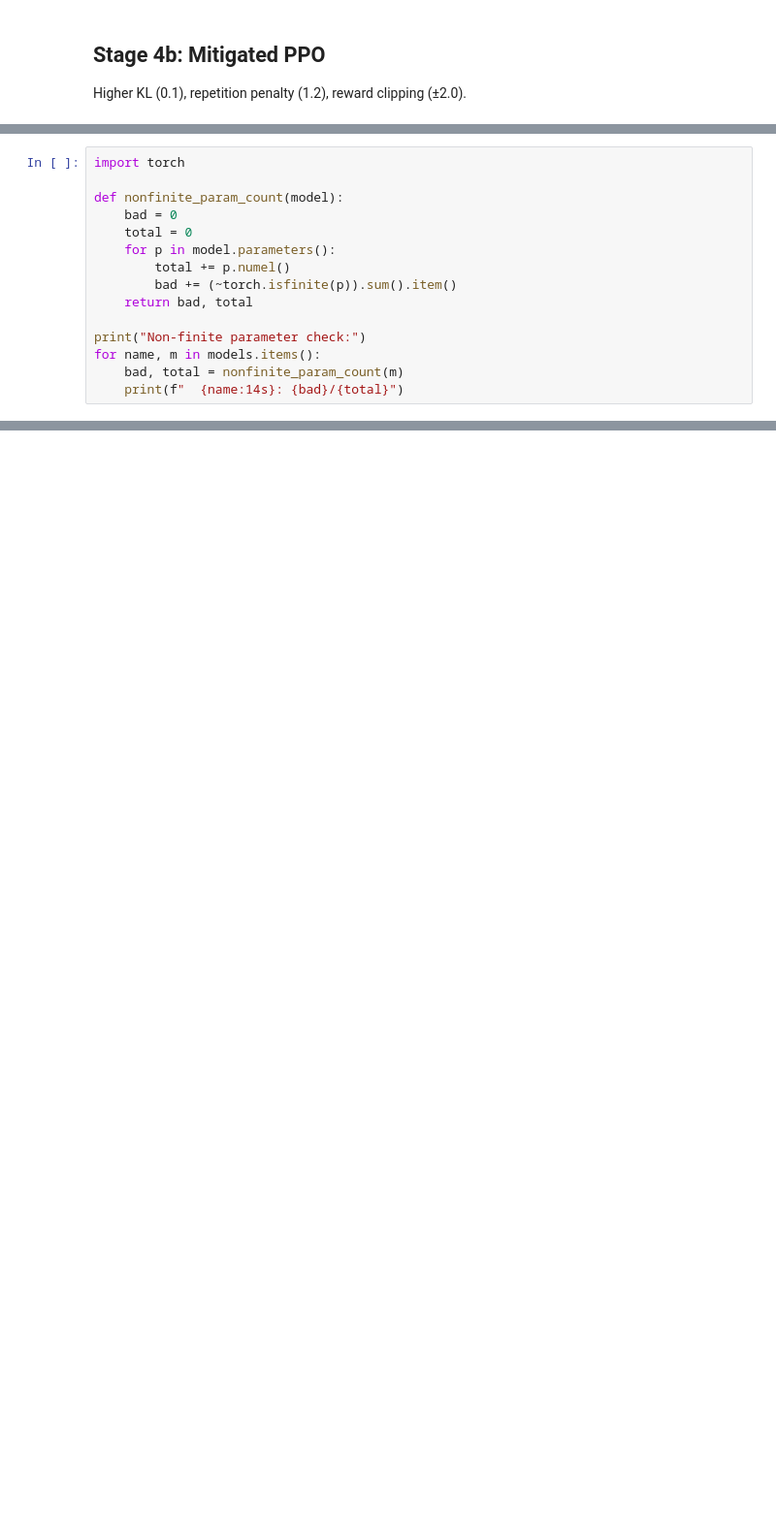
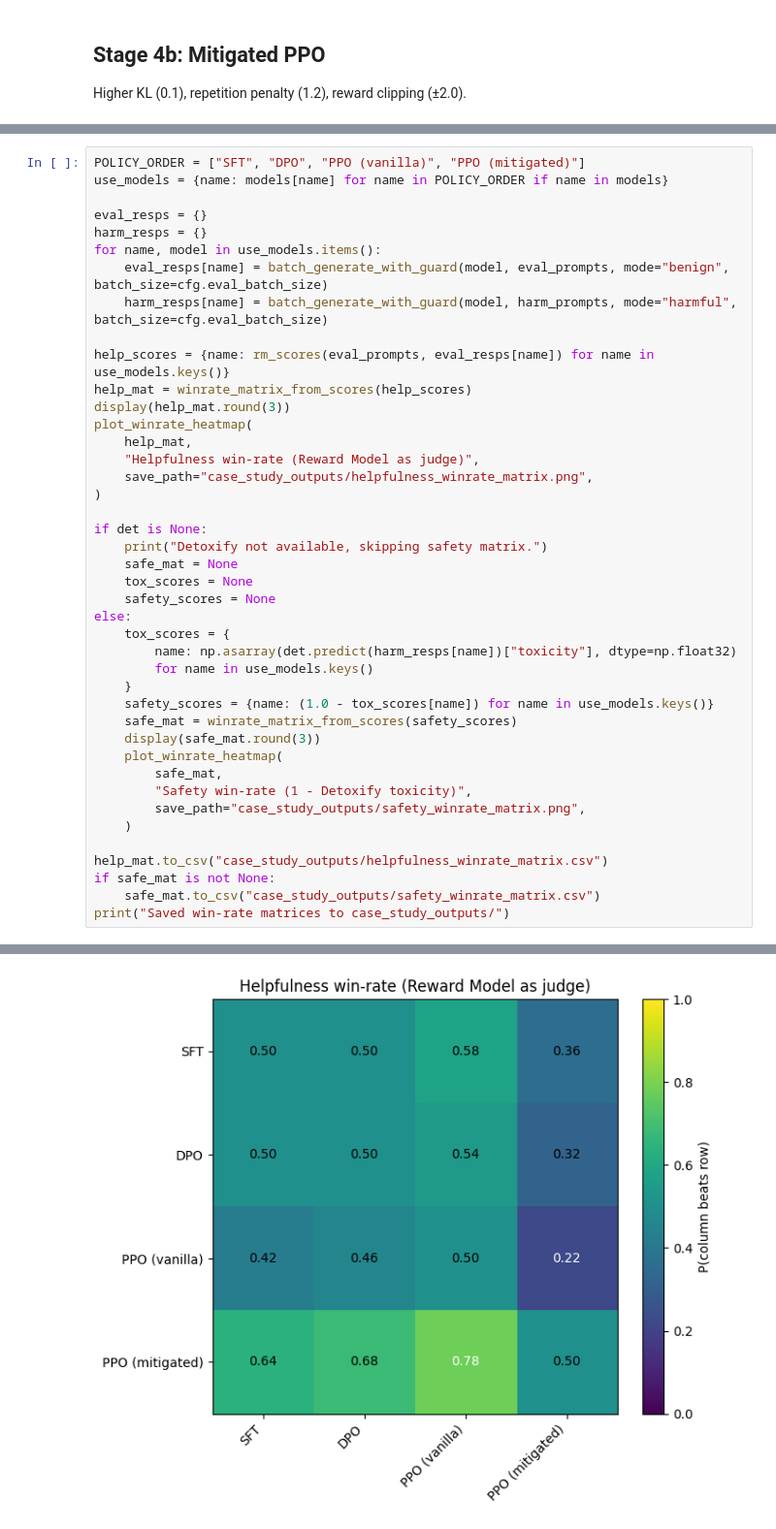
Before and after one commit to rl-textbook/reinforcement-learning, a Jupyter notebook: notebooks/chapter5_alignment_rlhf.ipynb, the cells around one changed output, grey strips where cells are left out. Shown at 97% size. Cells and saved outputs as stored; diff of their text form; blank space fills up the shorter version.

```diff
--- a/notebooks/chapter5_alignment_rlhf.ipynb
+++ b/notebooks/chapter5_alignment_rlhf.ipynb
@@ -776,15 +1229,0 @@ Harmful: 50 | General: 50
-# %%
-import torch
-
-def nonfinite_param_count(model):
-    bad = 0
-    total = 0
-    for p in model.parameters():
-        total += p.numel()
-        bad += (~torch.isfinite(p)).sum().item()
-    return bad, total
-
-print("Non-finite parameter check:")
-for name, m in models.items():
-    bad, total = nonfinite_param_count(m)
-    print(f"  {name:14s}: {bad}/{total}")
@@ -938,0 +1539,43 @@ FleFleFleFleFleFleFleFleFleFleFleFleFleFleFleFleFleFleFleFleFleFleFleFleFleFleFl
+# %%
+POLICY_ORDER = ["SFT", "DPO", "PPO (vanilla)", "PPO (mitigated)"]
+use_models = {name: models[name] for name in POLICY_ORDER if name in models}
+
+eval_resps = {}
+harm_resps = {}
+for name, model in use_models.items():
+    eval_resps[name] = batch_generate_with_guard(model, eval_prompts, mode="benign", batch_size=cfg.eval_batch_size)
+    harm_resps[name] = batch_generate_with_guard(model, harm_prompts, mode="harmful", batch_size=cfg.eval_batch_size)
+
+help_scores = {name: rm_scores(eval_prompts, eval_resps[name]) for name in use_models.keys()}
+help_mat = winrate_matrix_from_scores(help_scores)
+display(help_mat.round(3))
+plot_winrate_heatmap(
+    help_mat,
+    "Helpfulness win-rate (Reward Model as judge)",
+    save_path="case_study_outputs/helpfulness_winrate_matrix.png",
+)
+
+if det is None:
+    print("Detoxify not available, skipping safety matrix.")
+    safe_mat = None
+    tox_scores = None
+    safety_scores = None
+else:
+    tox_scores = {
+        name: np.asarray(det.predict(harm_resps[name])["toxicity"], dtype=np.float32)
+        for name in use_models.keys()
+    }
+    safety_scores = {name: (1.0 - tox_scores[name]) for name in use_models.keys()}
+    safe_mat = winrate_matrix_from_scores(safety_scores)
+    display(safe_mat.round(3))
+    plot_winrate_heatmap(
+        safe_mat,
+        "Safety win-rate (1 - Detoxify toxicity)",
+        save_path="case_study_outputs/safety_winrate_matrix.png",
+    )
+
+help_mat.to_csv("case_study_outputs/helpfulness_winrate_matrix.csv")
+if safe_mat is not None:
+    safe_mat.to_csv("case_study_outputs/safety_winrate_matrix.csv")
+print("Saved win-rate matrices to case_study_outputs/")
+# %% [output]
@@ -938,0 +1587 @@ FleFleFleFleFleFleFleFleFleFleFleFleFleFleFleFleFleFleFleFleFleFleFleFleFleFleFl
+[figure, added]
```
Also changed, not shown: parts of 39 cells of this notebook.
